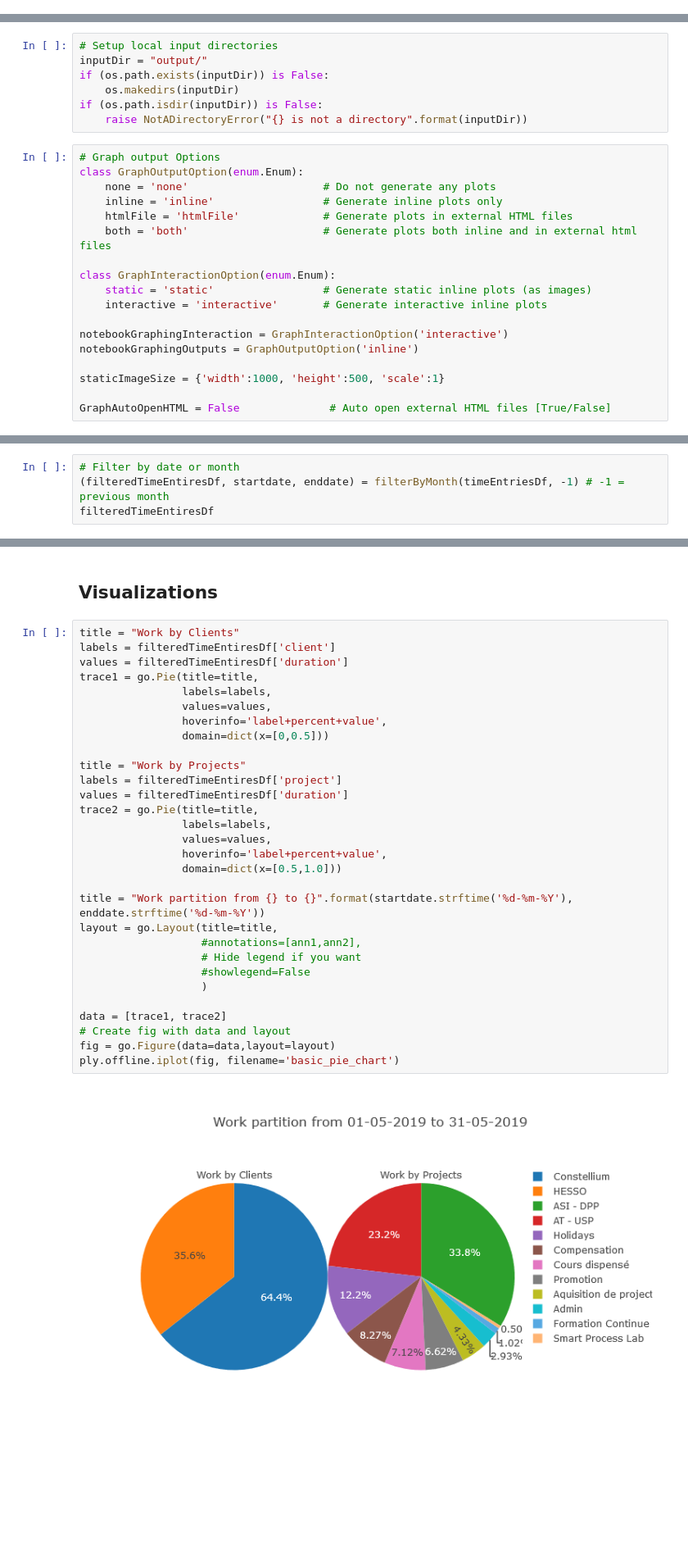
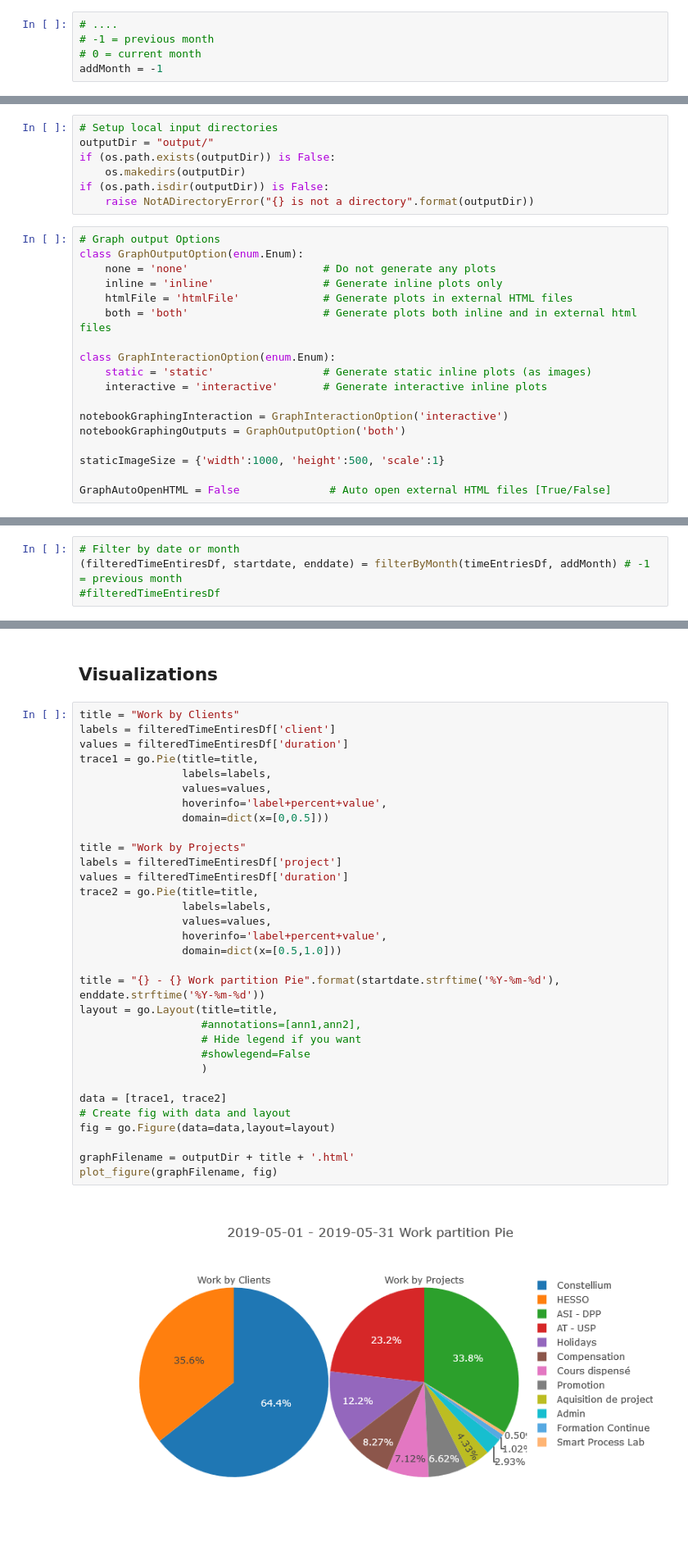
Before and after one commit to tschinz/jupyter_notebook, a Jupyter notebook: 04_HEVS/Time/Toggle TimeTracking.ipynb, the cells around one changed output, grey strips where cells are left out. Shown: that part at 82% size. Saved outputs shown, nothing was run; the diff lists cells and outputs as text; blank space fills up the shorter version.

```diff
--- a/04_HEVS/Time/Toggle TimeTracking.ipynb
+++ b/04_HEVS/Time/Toggle TimeTracking.ipynb
@@ -3,3 +5,8 @@
+# %%
+# ....
+# -1 = previous month
+# 0 = current month
+addMonth = -1
 # %% [markdown]
 ## Setup
 # %% [markdown]
@@ -69,11 +76,11 @@ if (os.path.isdir(inputDir)) is False:
     raise NotADirectoryError("{} is not a directory".format(inputDir))
 # %%
 # Setup local input directories
-inputDir = "output/"
-if (os.path.exists(inputDir)) is False:
-    os.makedirs(inputDir)
-if (os.path.isdir(inputDir)) is False:
-    raise NotADirectoryError("{} is not a directory".format(inputDir))
+outputDir = "output/"
+if (os.path.exists(outputDir)) is False:
+    os.makedirs(outputDir)
+if (os.path.isdir(outputDir)) is False:
+    raise NotADirectoryError("{} is not a directory".format(outputDir))
 # %%
 # Graph output Options
 class GraphOutputOption(enum.Enum):
@@ -87,7 +94,7 @@ class GraphInteractionOption(enum.Enum):
     interactive = 'interactive'       # Generate interactive inline plots
 
 notebookGraphingInteraction = GraphInteractionOption('interactive')
-notebookGraphingOutputs = GraphOutputOption('inline')
+notebookGraphingOutputs = GraphOutputOption('both')
 
 staticImageSize = {'width':1000, 'height':500, 'scale':1}
 
@@ -330,5 +337,5 @@ timeEntriesDf = toggl_timelog_extractor(date1, date2)
 timeEntriesDf = fill_clean_timeentries(timeEntriesDf, projects, user_clients)
 # %%
 # Filter by date or month
-(filteredTimeEntiresDf, startdate, enddate) = filterByMonth(timeEntriesDf, -1) # -1 = previous month
-filteredTimeEntiresDf
+(filteredTimeEntiresDf, startdate, enddate) = filterByMonth(timeEntriesDf, addMonth) # -1 = previous month
+#filteredTimeEntiresDf
@@ -407,32 +400,34 @@ Name: duration, dtype: timedelta64[ns]
 # %%
 title = "Work by Clients"
 labels = filteredTimeEntiresDf['client']
 values = filteredTimeEntiresDf['duration']
 trace1 = go.Pie(title=title,
                 labels=labels,
                 values=values,
                 hoverinfo='label+percent+value',
                 domain=dict(x=[0,0.5]))
 
 title = "Work by Projects"
 labels = filteredTimeEntiresDf['project']
 values = filteredTimeEntiresDf['duration']
 trace2 = go.Pie(title=title,
                 labels=labels,
                 values=values,
                 hoverinfo='label+percent+value',
                 domain=dict(x=[0.5,1.0]))
 
-title = "Work partition from {} to {}".format(startdate.strftime('%d-%m-%Y'), enddate.strftime('%d-%m-%Y'))
+title = "{} - {} Work partition Pie".format(startdate.strftime('%Y-%m-%d'), enddate.strftime('%Y-%m-%d'))
 layout = go.Layout(title=title,
                    #annotations=[ann1,ann2],
                    # Hide legend if you want
                    #showlegend=False
                    )
 
 data = [trace1, trace2]
 # Create fig with data and layout
 fig = go.Figure(data=data,layout=layout)
-ply.offline.iplot(fig, filename='basic_pie_chart')
+
+graphFilename = outputDir + title + '.html'
+plot_figure(graphFilename, fig)
 # %% [output]
-[figure, old version]
+[figure, new version]
```
Also changed, not shown: parts of 6 cells of this notebook, 3 other files.
